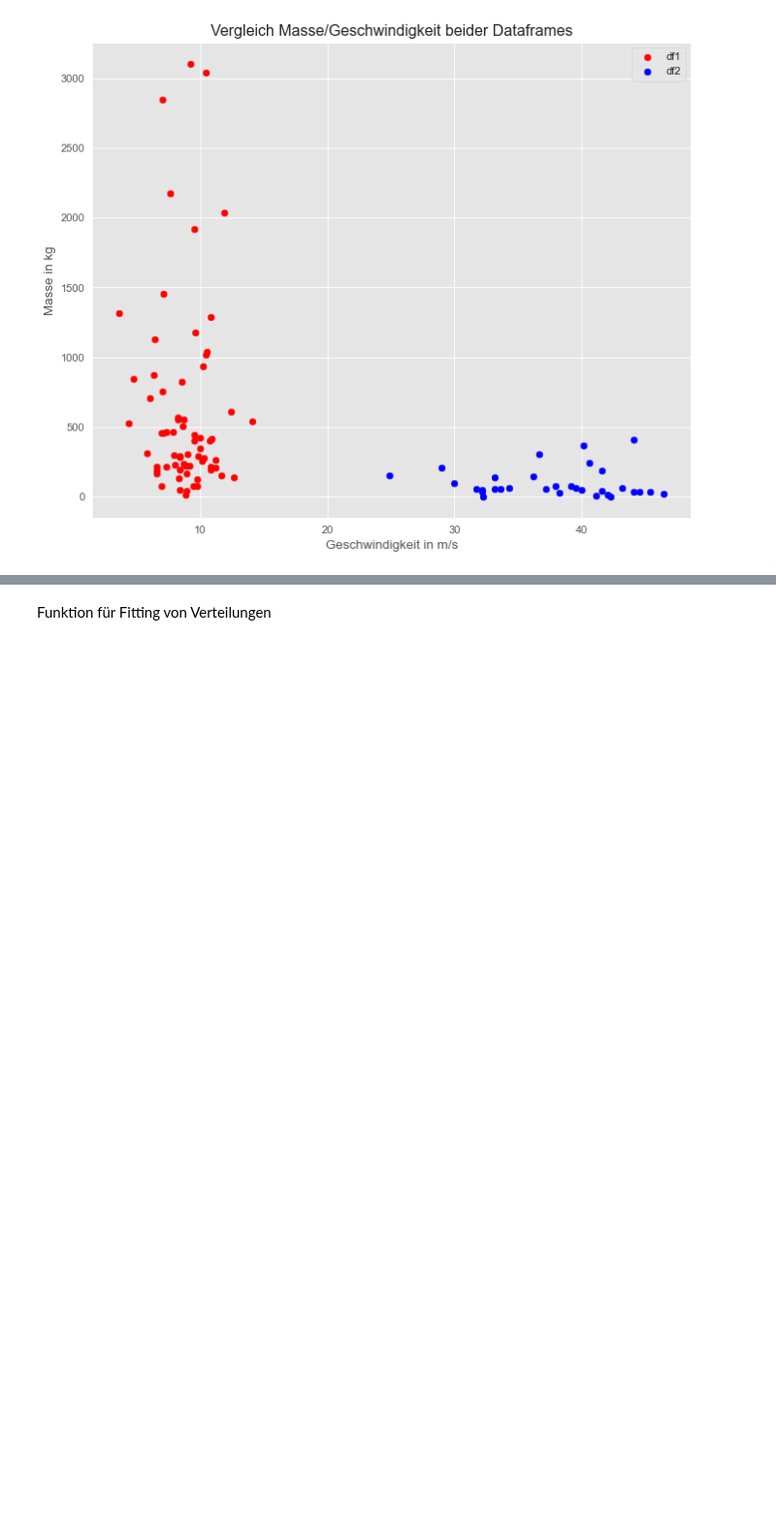
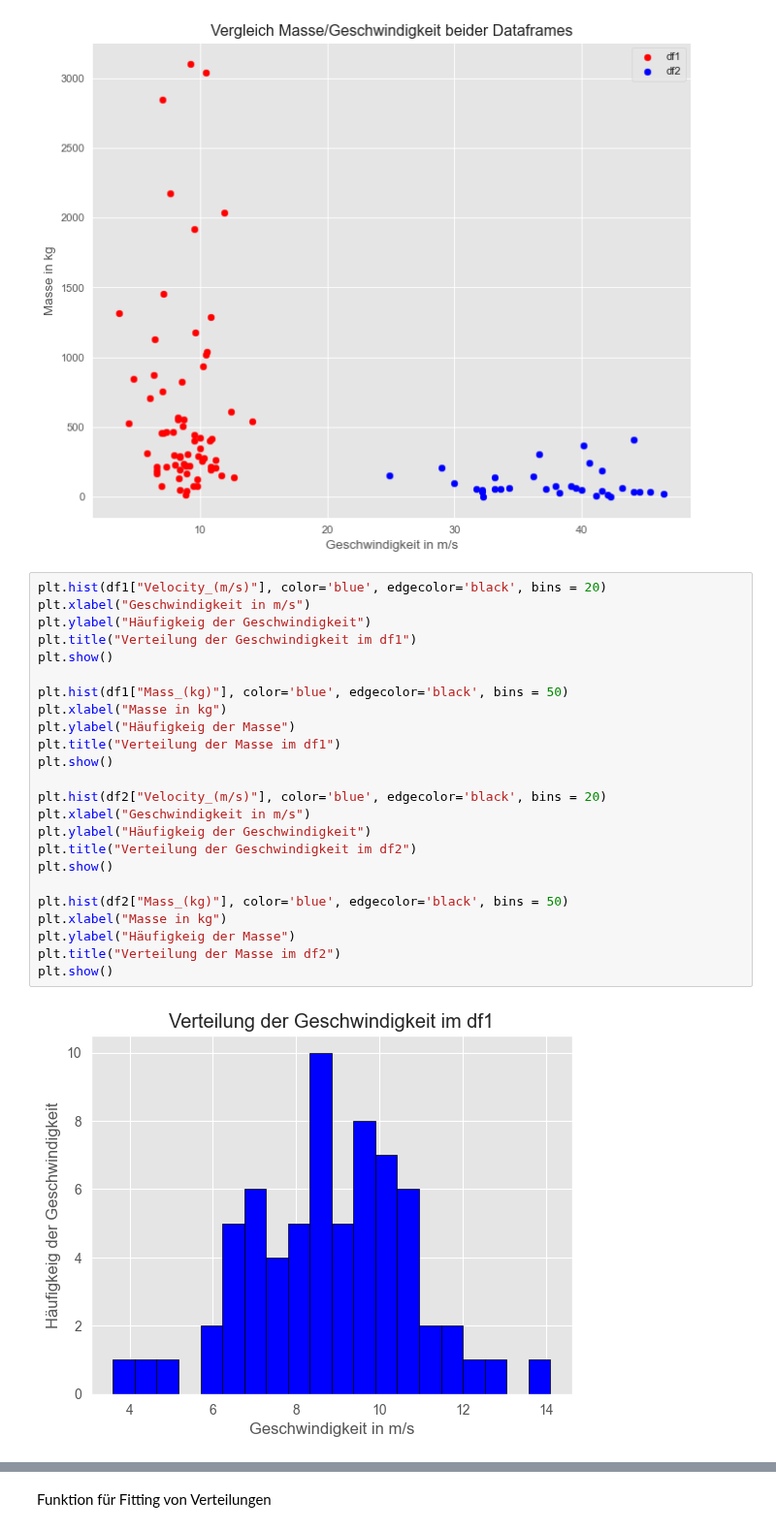
Before and after one commit to lhenchoz/cwm1, a Jupyter notebook: Steinschlag_v1.ipynb, the cells around one changed output, grey strips where cells are left out. Shown at 97% size. Saved outputs shown, nothing was run; the diff lists cells and outputs as text; blank space fills up the shorter version.

```diff
--- a/Steinschlag_v1.ipynb
+++ b/Steinschlag_v1.ipynb
@@ -123,3 +123,29 @@ plt.legend(loc='upper right')
 plt.show()
 # %% [output]
 [figure]
+# %%
+plt.hist(df1["Velocity_(m/s)"], color='blue', edgecolor='black', bins = 20)
+plt.xlabel("Geschwindigkeit in m/s")
+plt.ylabel("Häufigkeig der Geschwindigkeit")
+plt.title("Verteilung der Geschwindigkeit im df1")
+plt.show()
+
+plt.hist(df1["Mass_(kg)"], color='blue', edgecolor='black', bins = 50)
+plt.xlabel("Masse in kg")
+plt.ylabel("Häufigkeig der Masse")
+plt.title("Verteilung der Masse im df1")
+plt.show()
+
+plt.hist(df2["Velocity_(m/s)"], color='blue', edgecolor='black', bins = 20)
+plt.xlabel("Geschwindigkeit in m/s")
+plt.ylabel("Häufigkeig der Geschwindigkeit")
+plt.title("Verteilung der Geschwindigkeit im df2")
+plt.show()
+
+plt.hist(df2["Mass_(kg)"], color='blue', edgecolor='black', bins = 50)
+plt.xlabel("Masse in kg")
+plt.ylabel("Häufigkeig der Masse")
+plt.title("Verteilung der Masse im df2")
+plt.show()
+# %% [output]
+[figure, added]
```
Also changed, not shown: parts of 3 cells of this notebook.
